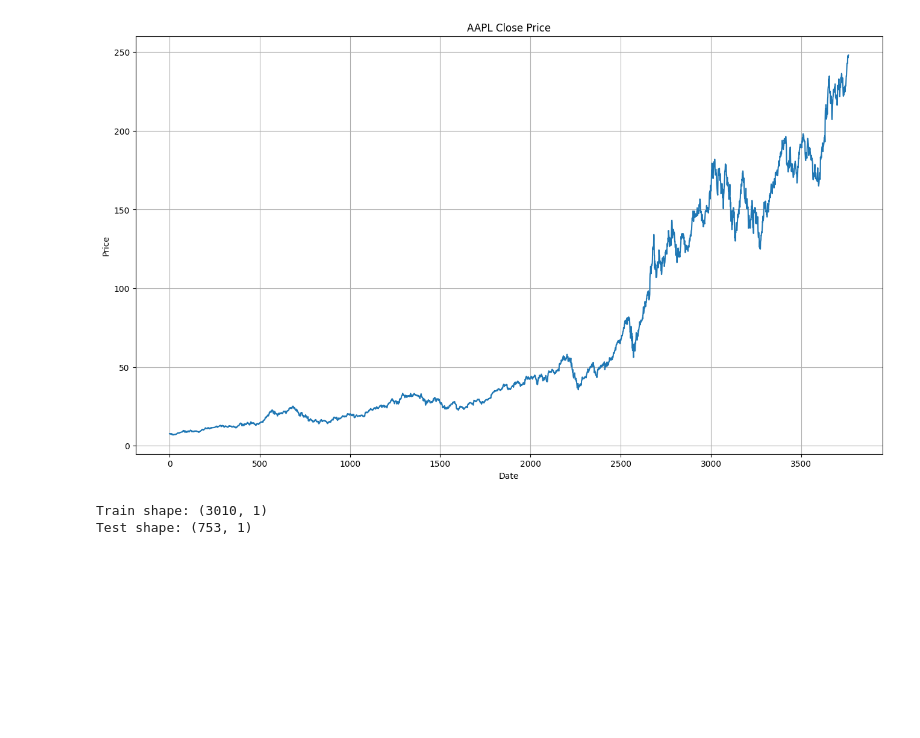
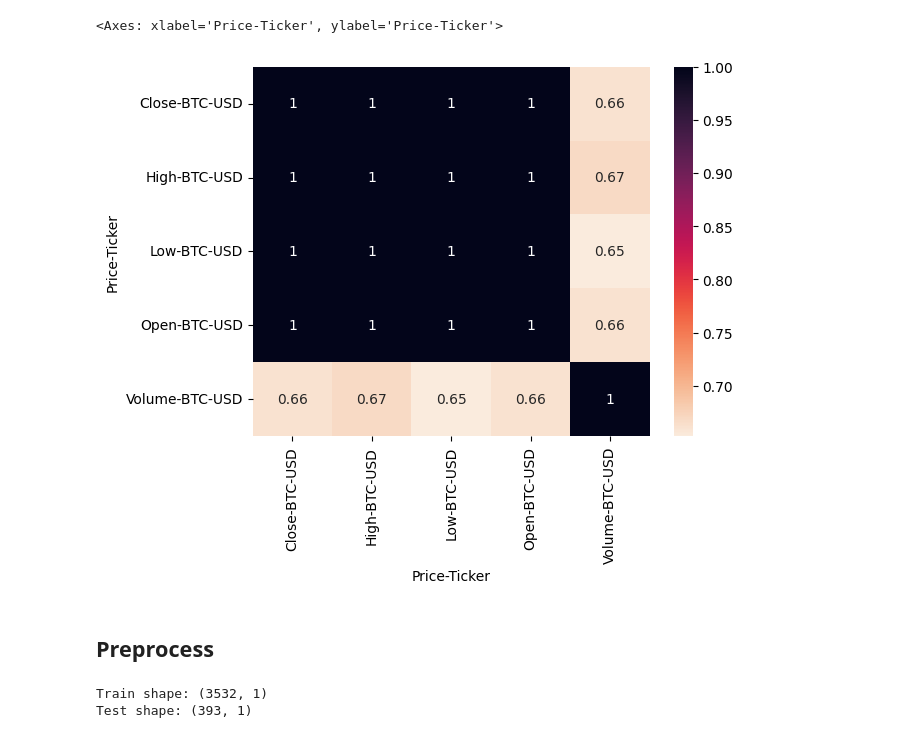
Before and after one commit to yoru0/forecasting-lab, a Jupyter notebook: StockForecasting.ipynb, the cells around one changed output. Cells and saved outputs as stored; diff of their text form; code cells hidden in the pictures; blank space fills up the shorter version.

```diff
--- a/StockForecasting.ipynb
+++ b/StockForecasting.ipynb
@@ -53,27 +87,22 @@ data
+# %%
+# features correlation
+sns.heatmap(data.corr(), annot=True, cmap='rocket_r')
+# %% [output]
+<Axes: xlabel='Price-Ticker', ylabel='Price-Ticker'>
+[figure, added]
 # %%
 df = data[['Close']]
-# %%
-# Plot closing price
-
-plt.figure(figsize=(16, 9))
-plt.plot(df['Close'])
-plt.title(f'{ticker} Close Price')
-plt.xlabel("Date")
-plt.ylabel("Price")
-plt.grid(True)
-plt.show()
-# %% [output]
-[figure, removed]
+# %% [markdown]
+## Preprocess
 # %%
-# Train test split
-
-train_size = int(len(df)*0.80)
+# split
+train_size = int(len(df) * 0.90)
 train = df.iloc[:train_size]
 test = df.iloc[train_size:]
 
 print("Train shape:", train.shape)
 print("Test shape:", test.shape)
 # %% [output]
-Train shape: (3010, 1)
-Test shape: (753, 1)
+Train shape: (3532, 1)
+Test shape: (393, 1)
 # %%
```
Also changed, not shown: parts of 20 cells of this notebook, 2 other files.
